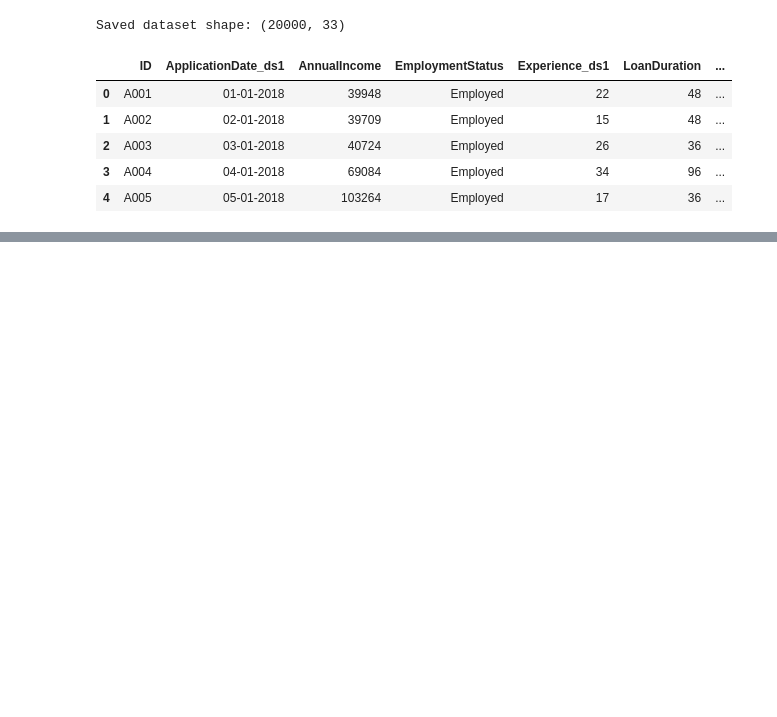
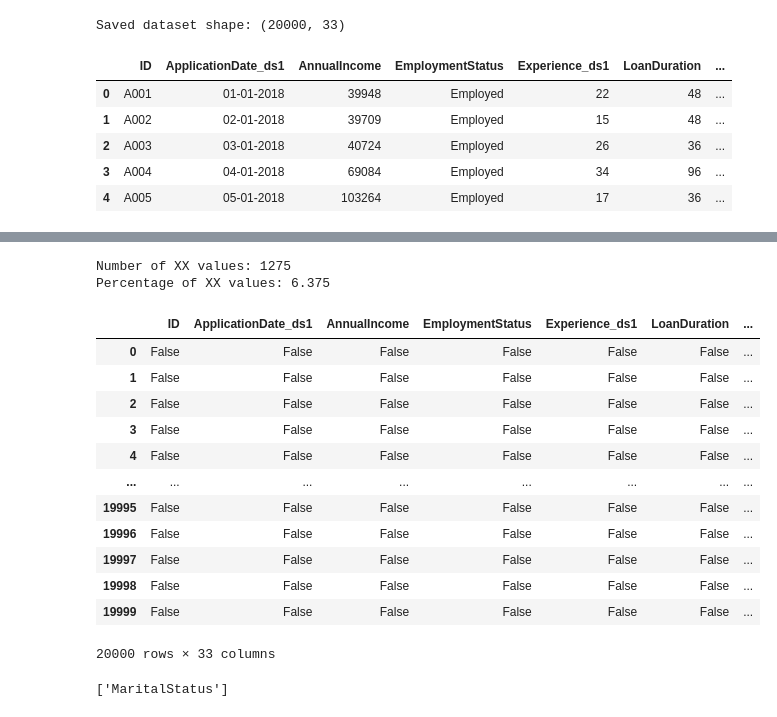
Before and after one commit to abilash3232-byte/CMP7005-PROGRAMMING-FOR-DATA-ANALYSIS, a Jupyter notebook: notebooks/CMP7005_PRAC.ipynb, the cells around one changed output, grey strips where cells are left out. Drawn from its saved outputs; the diff is of its cells as text; code cells hidden in the pictures; blank space fills up the shorter version.

```diff
--- a/notebooks/CMP7005_PRAC.ipynb
+++ b/notebooks/CMP7005_PRAC.ipynb
@@ -209,0 +461,28 @@ Saved dataset shape: (20000, 33)
+# %%
+risk_xx_count = (merged_df["RiskScore"] == "XX").sum()
+
+print("Number of XX values:", risk_xx_count)
+print("Percentage of XX values:", (risk_xx_count / len(merged_df)) * 100)
+# %% [output]
+Number of XX values: 1275
+Percentage of XX values: 6.375
+# %%
+merged_df.isnull()
+# %% [output]
+|  | ID | ApplicationDate_ds1 | AnnualIncome | EmploymentStatus | Experience_ds1 | LoanDuration | ... |
+| 0 | False | False | False | False | False | False | ... |
+| 1 | False | False | False | False | False | False | ... |
+| 2 | False | False | False | False | False | False | ... |
+| 3 | False | False | False | False | False | False | ... |
+| 4 | False | False | False | False | False | False | ... |
+| ... | ... | ... | ... | ... | ... | ... | ... |
+| 19995 | False | False | False | False | False | False | ... |
+| 19996 | False | False | False | False | False | False | ... |
+| 19997 | False | False | False | False | False | False | ... |
+| 19998 | False | False | False | False | False | False | ... |
+| 19999 | False | False | False | False | False | False | ... |
+20000 rows × 33 columns
+# %%
+[col for col in merged_df.columns if "marital" in col.lower()]
+# %% [output]
+['MaritalStatus']
```
Also changed, not shown: parts of 24 cells of this notebook.
